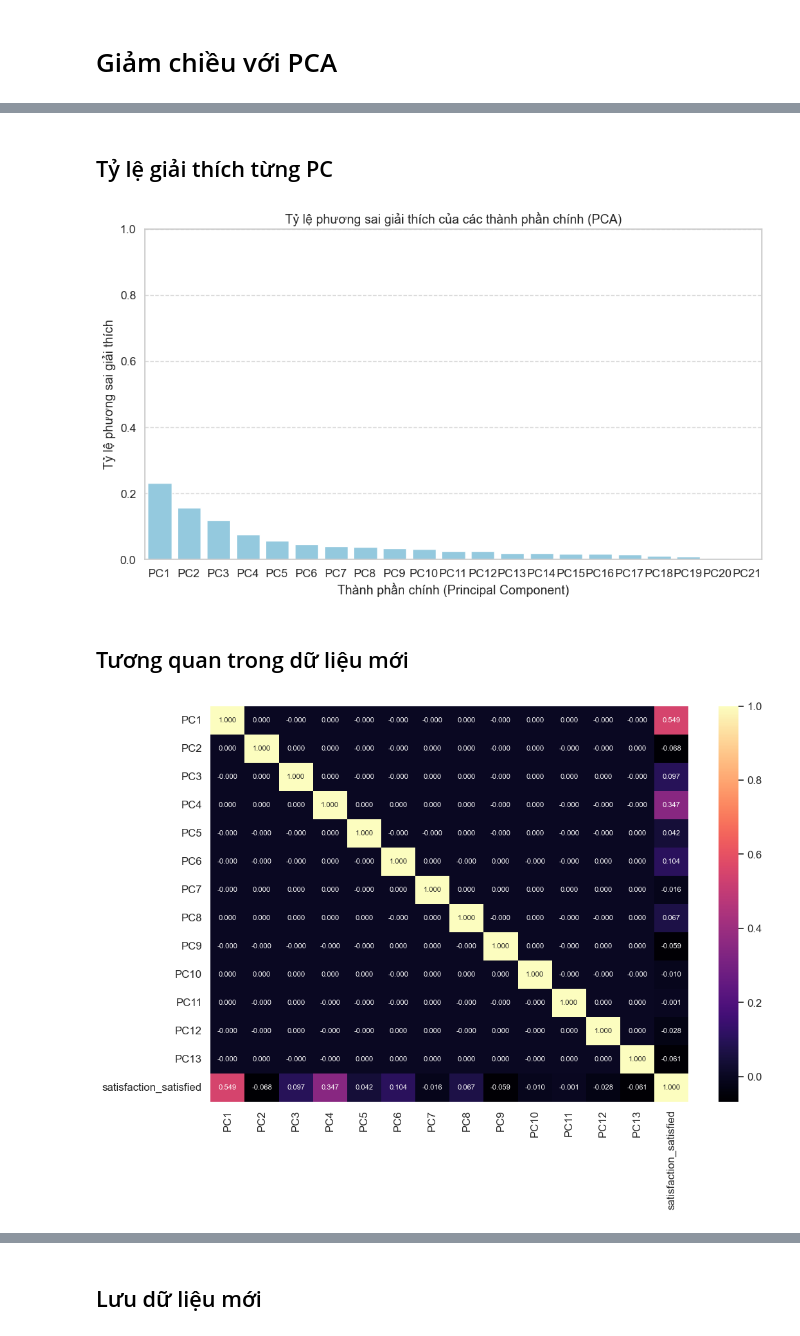
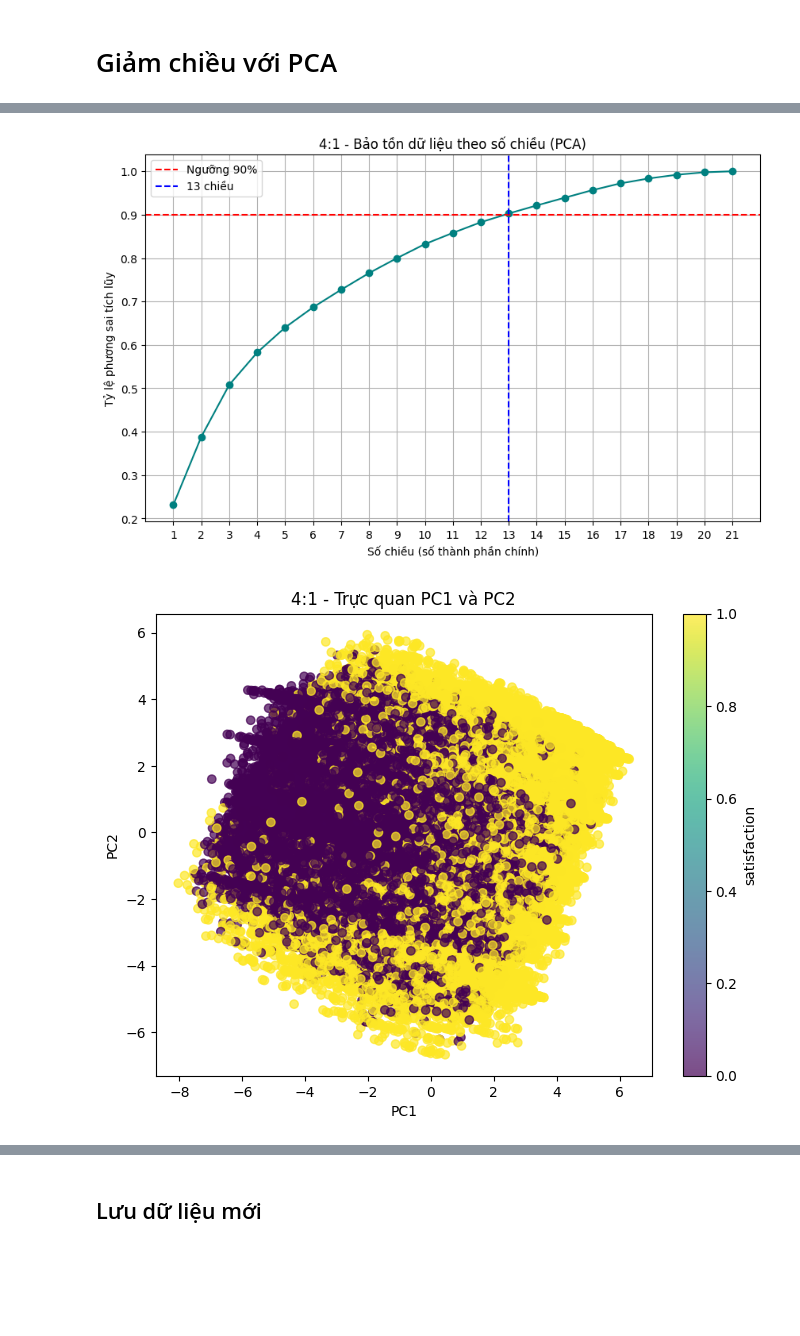
Before and after one commit to Phan-Hai/Airline_Passenger_Satisfaction_EDA, a Jupyter notebook: Notebooks/Dec.ipynb, the cells around one changed output, grey strips where cells are left out. Cells and saved outputs as stored; diff of their text form; code cells hidden in the pictures; blank space fills up the shorter version.

Commit message:
Bo sung du lieu 3 bo train test

```diff
--- a/Notebooks/Dec.ipynb
+++ b/Notebooks/Dec.ipynb
@@ -12,6 +10,2 @@ from sklearn.discriminant_analysis import LinearDiscriminantAnalysis
-# %%
-df = pd.read_csv('D:\\9. ky2nam3\\ML\\Project_ML\\data\\preprocessed_data.csv')
-X = df.drop(columns=['satisfaction_satisfied', "Index", "id"])
-y  = df['satisfaction_satisfied']
 # %% [markdown]
 # Giảm chiều với PCA
@@ -20,9 +91,6 @@ y  = df['satisfaction_satisfied']
 # %%
+df = pd.read_csv(r'D:\9. ky2nam3\ML\Project_ML\data\original_data\train41.csv')
+
 df_cleaned = df.drop(columns=['Index', 'id'], errors='ignore')
-
-X = df_cleaned.drop(columns=['satisfaction_satisfied'])
-y = df_cleaned['satisfaction_satisfied']
-
-n_componets = 21
-pca = PCA(n_components=n_componets)
-X_pca = pca.fit_transform(X)
+X_41 = df_cleaned.drop(columns=['satisfaction_satisfied'])
+y_41 = df_cleaned['satisfaction_satisfied']
@@ -64,20 +96,0 @@ plt.show()
-# %% [markdown]
-## Tỷ lệ giải thích từng PC
-# %%
-plt.figure(figsize=(10, 6))
-sns.barplot(
-    x=[f'PC{i+1}' for i in range(len(explained_variance))],
-    y=explained_variance,
-    color='skyblue'
-)
-plt.title('Tỷ lệ phương sai giải thích của các thành phần chính (PCA)')
-plt.xlabel('Thành phần chính (Principal Component)')
-plt.ylabel('Tỷ lệ phương sai giải thích')
-plt.ylim(0, 1)
-plt.grid(axis='y', linestyle='--', alpha=0.7)
-plt.tight_layout()
-plt.show()
-# %% [output]
-[figure, removed]
-# %% [markdown]
-## Tương quan trong dữ liệu mới
@@ -87,13 +97,5 @@ df_pca['satisfaction_satisfied'] = y.values
-# %%
-plt.figure(figsize=(12, 8))
-sns.heatmap(
-    df_pca.corr(),
-    annot=True,
-    fmt=".3f",
-    cmap='magma',
-    annot_kws={'size': 8}
-)
-
-plt.show()
-# %% [output]
-[figure, removed]
+# %%
+train_pca_41 = run_pca_analysis(X_41, y_41, name = "4:1", n = 13)
+# %% [output]
+[figure, added]
+[figure, added]
```
Also changed, not shown: parts of 49 cells of this notebook, 21 other files.
